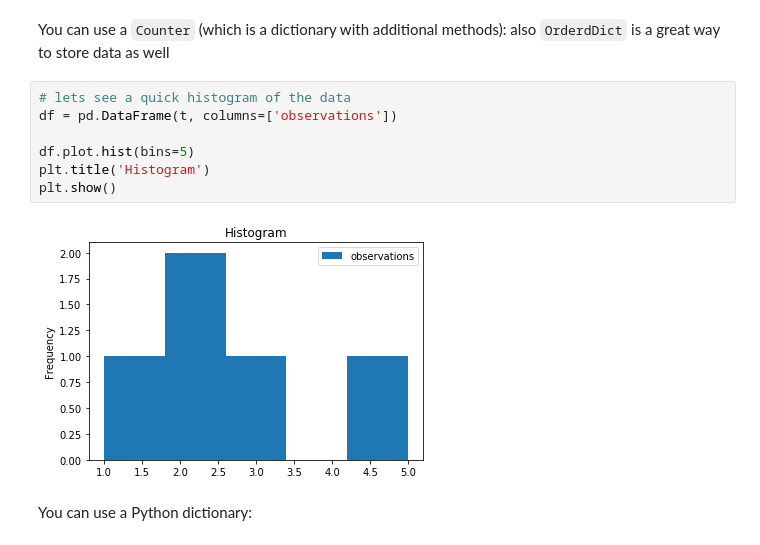
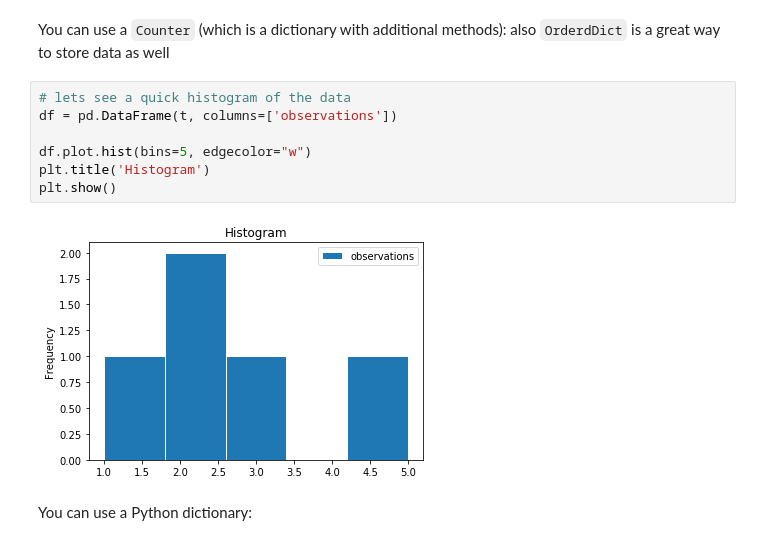
Before and after one commit to rightpt2/ThinkStats2, a Jupyter notebook: code/chap02ex.ipynb, the cells around one changed output. Drawn from its saved outputs; the diff is of its cells as text.

```diff
--- a/code/chap02ex.ipynb
+++ b/code/chap02ex.ipynb
@@ -39,12 +39,12 @@ also `OrderdDict` is a great way to store data as well
 # %%
 # lets see a quick histogram of the data
 df = pd.DataFrame(t, columns=['observations'])
 
-df.plot.hist(bins=5)
+df.plot.hist(bins=5, edgecolor="w")
 plt.title('Histogram')
 plt.show()
 # %% [output]
-[figure, old version]
+[figure, new version]
 # %% [markdown]
 You can use a Python dictionary:
 # %%
```
Also changed, not shown: parts of 36 cells of this notebook.
